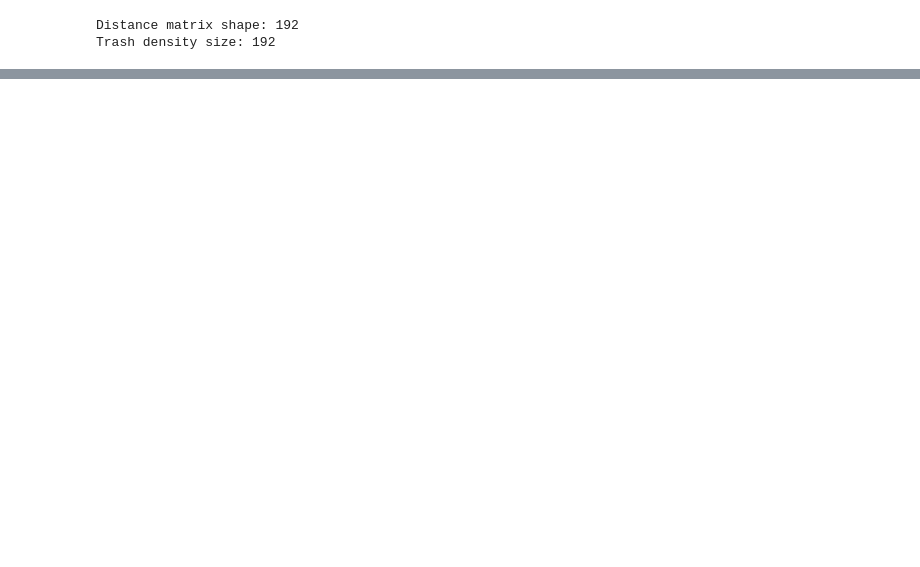
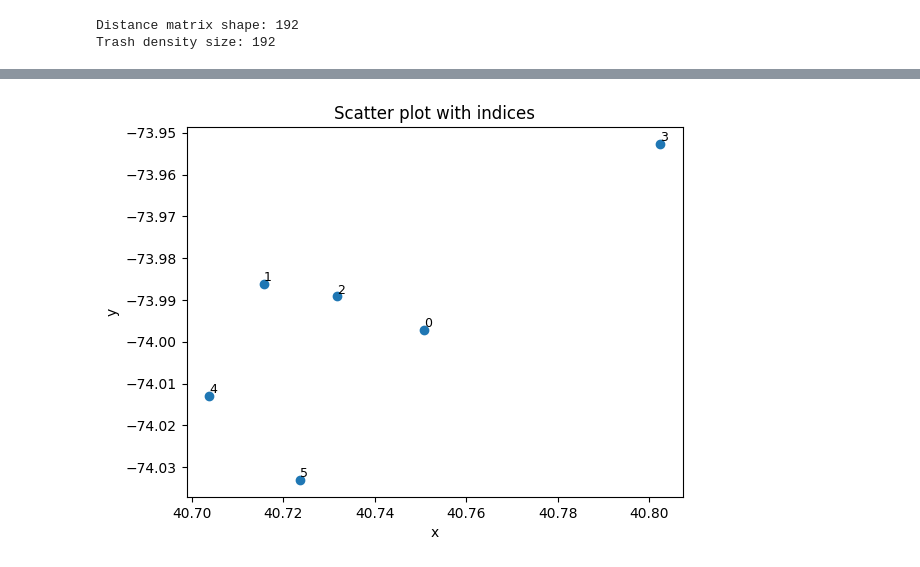
Before and after one commit to mablezhang2003/trash-route-optimization, a Jupyter notebook: Service Request Analysis.ipynb, the cells around one changed output, grey strips where cells are left out. Saved outputs shown, nothing was run; the diff lists cells and outputs as text; code cells hidden in the pictures; blank space fills up the shorter version.

```diff
--- a/Service Request Analysis.ipynb
+++ b/Service Request Analysis.ipynb
@@ -553,0 +653,16 @@ Trash density size: 192
+# %%
+x = bp_street_data['Coordinates'].apply(lambda x: x[0])
+y = bp_street_data['Coordinates'].apply(lambda x: x[1])
+
+plt.scatter(x, y)
+
+# Annotate each point with its index
+for i, (xi, yi) in enumerate(zip(x, y)):
+    plt.text(xi, yi, str(i), fontsize=9, ha='left', va='bottom')  # Adjust ha/va for placement
+
+plt.xlabel('x')
+plt.ylabel('y')
+plt.title('Scatter plot with indices')
+plt.show()
+# %% [output]
+[figure, added]
```
Also changed, not shown: parts of 15 cells of this notebook, 2 other files.
